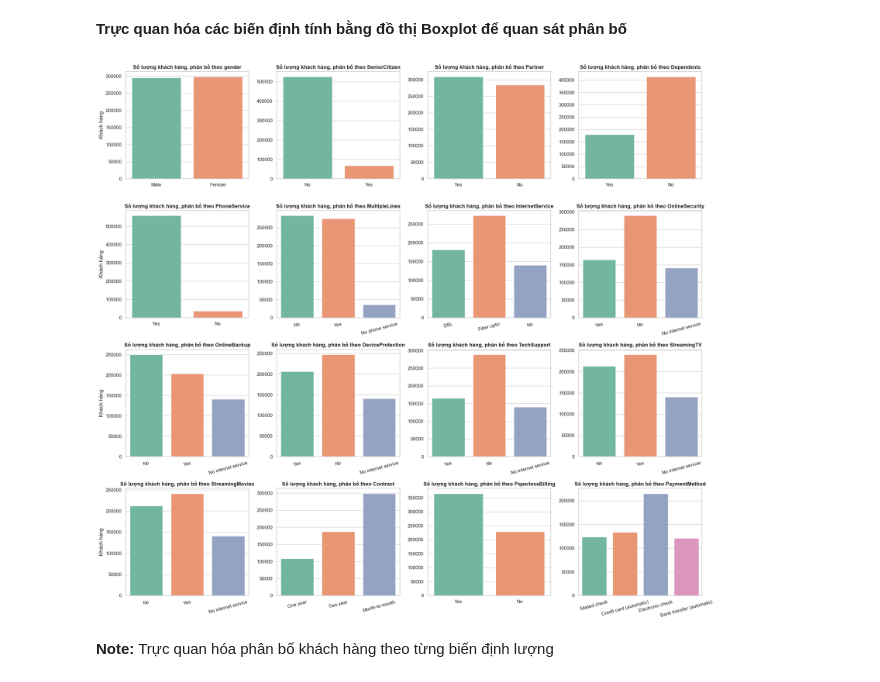
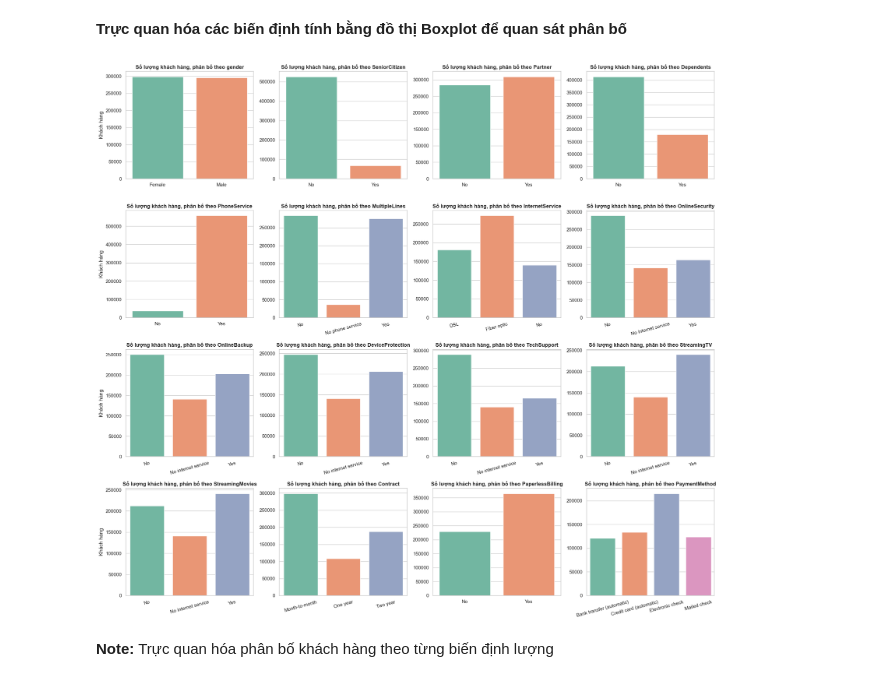
Before and after one commit to HoangKhang226/Customer-Churn-MLOPs, a Jupyter notebook: EDA/hnyuquhn.ipynb, the cells around one changed output. Saved outputs shown, nothing was run; the diff lists cells and outputs as text; code cells hidden in the pictures.

```diff
--- a/EDA/hnyuquhn.ipynb
+++ b/EDA/hnyuquhn.ipynb
@@ -284,7 +377,7 @@ for i, col in enumerate(numerical_features):
     axes[i].set_xlabel(col, fontsize=12)
 
     if i == 0:
-        axes[i].set_ylabel('Phần trăm (%)', fontsize=12)
+        axes[i].set_ylabel('Tỷ lệ (%)', fontsize=12)
     else:
         axes[i].set_ylabel('')
 
@@ -418,26 +511,33 @@ Name: count, dtype: int64
 **Trực quan hóa các biến định tính bằng đồ thị Boxplot để quan sát phân bố**
 # %%
 fig, axes = plt.subplots(nrows=4, ncols=4, figsize=(20, 18))
-
 axes = axes.flatten()
 
 for i, col in enumerate(categorical_features):
-    sns.countplot(data=df_train_copy, x=col, hue=col, ax=axes[i], palette='Set2', legend=False)
+    # Lấy danh sách các giá trị duy nhất trong cột và sắp xếp theo bảng chữ cái A-Z
+    # Đảm bảo 'No' luôn đứng trước 'Yes' ở mọi biểu đồ
+    category_order = sorted(df_train_copy[col].dropna().unique())
+
+    # Thêm order và hue_order để chốt cứng thứ tự và màu sắc
+    sns.countplot(data=df_train_copy, x=col, hue=col,
+                  order=category_order, hue_order=category_order,
+                  ax=axes[i], palette='Set2', legend=False)
 
     axes[i].set_title(f'Số lượng khách hàng, phân bố theo {col}', fontsize=12, fontweight='bold')
     axes[i].set_xlabel('')
     axes[i].set_ylabel('Khách hàng' if i % 4 == 0 else '')
 
     if df_train_copy[col].nunique() > 2:
         axes[i].tick_params(axis='x', rotation=15)
 
+# Xóa các ô trống không dùng đến
 for j in range(len(categorical_features), len(axes)):
     fig.delaxes(axes[j])
 
 plt.tight_layout()
 plt.show()
 # %% [output]
-[figure, old version]
+[figure, new version]
 # %% [markdown]
 **Note:** Trực quan hóa phân bố khách hàng theo từng biến định lượng
 # %% [markdown]
```
Also changed, not shown: parts of 39 cells of this notebook.
